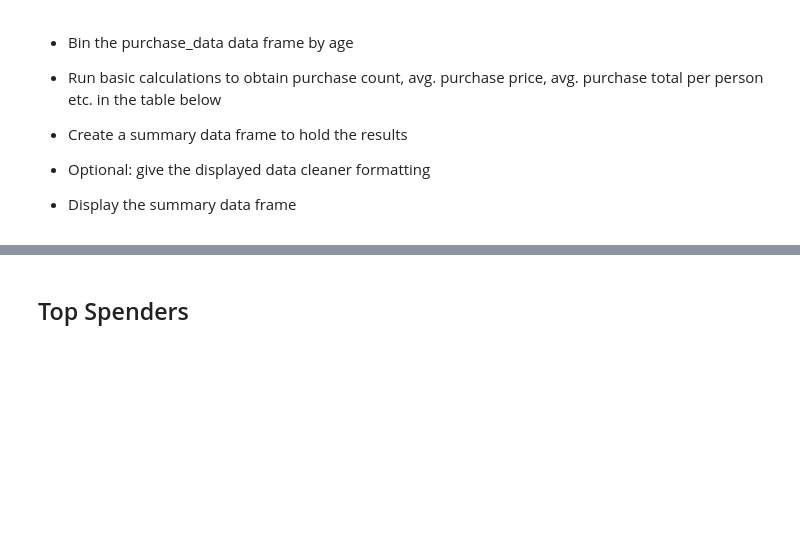
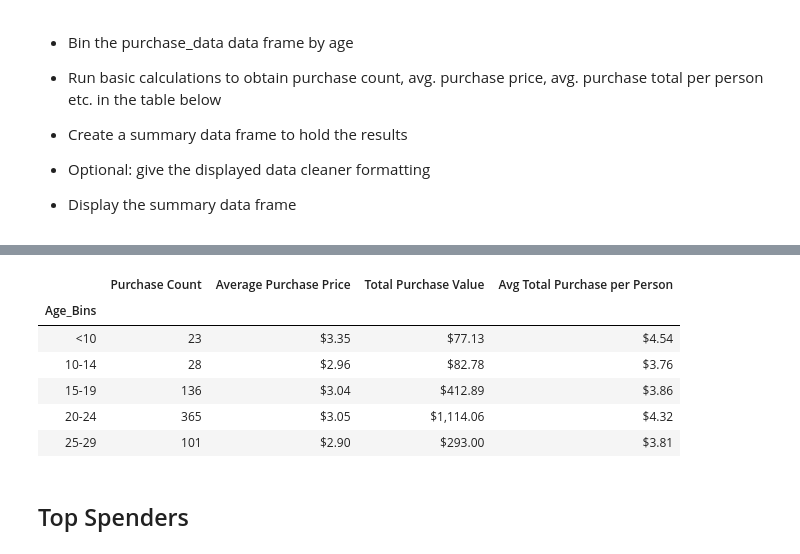
Before and after one commit to ahmadizhr/Pandas_Challenge, a Jupyter notebook: HeroesOfPymoli/HeroesOfPymoli_starter.ipynb, the cells around one changed output, grey strips where cells are left out. Drawn from its saved outputs; the diff is of its cells as text; code cells hidden in the pictures; blank space fills up the shorter version.

```diff
--- a/HeroesOfPymoli/HeroesOfPymoli_starter.ipynb
+++ b/HeroesOfPymoli/HeroesOfPymoli_starter.ipynb
@@ -106,0 +201,22 @@ Total_Players = purchase_data["SN"].nunique()
+# %%
+# Establish bins for ages and add in to dataframe as new column
+purchase_data["Age_Bins"]=pd.cut(purchase_data["Age"], bins, labels=labels,include_lowest=True, right=False)
+purchase_data.head()
+
+# Categorize the existing players using the "Age_Bins"
+bin_group=purchase_data.groupby(["Age_Bins"])
+
+# Calculate the numbers by age group
+Age_count =bin_group["SN"].nunique()
+
+# Create a summary data frame to hold the results
+bin_df = pd.DataFrame({
+    "Total Count":Age_count,
+    "Percentage of Players":(Age_count/Total_Players)*100
+})
+
+# set format
+bin_df["Percentage of Players"]= bin_df["Percentage of Players"].astype(float).map("{:.2f}%".format)
+
+# Display the summary data frame
+bin_df.head()
@@ -133,3 +245,32 @@ Total_Players = purchase_data["SN"].nunique()
+# %%
+# add news columns to dataframe
+# calculations to obtain purchase count and add it to dataframe as new column
+bin_df["Purchase Count"]=bin_group["Purchase ID"].count()
+# calculations to avg. purchase price and add it to dataframe as new column
+bin_df["Average Purchase Price"]=bin_group["Price"].sum()/bin_group["Purchase ID"].count()
+# calculations to Total Purchase Value and add it to dataframe as new column
+bin_df["Total Purchase Value"]= bin_group["Price"].sum()
+# calculations to Avg Total Purchase per Person and add it to dataframe as new column
+bin_df["Avg Total Purchase per Person"]=bin_df["Total Purchase Value"]/Age_count
+
+# set formats
+bin_df["Total Purchase Value"]= bin_df["Total Purchase Value"].map("${:,.2f}".format)
+bin_df["Average Purchase Price"]=bin_df["Average Purchase Price"].map("${:.2f}".format)
+bin_df["Avg Total Purchase per Person"]= bin_df["Avg Total Purchase per Person"].map("${:,.2f}".format)
+
+# set a new organization from dataframe and select columns
+bin_purchase_df=bin_df[["Purchase Count","Average Purchase Price","Total Purchase Value","Avg Total Purchase per Person"]]
+
+# Display the summary data frame
+bin_purchase_df.head()
+# %% [output]
+|  | Purchase Count | Average Purchase Price | Total Purchase Value | Avg Total Purchase per Person |
+| Age_Bins |  |  |  |  |
+| <10 | 23 | $3.35 | $77.13 | $4.54 |
+| 10-14 | 28 | $2.96 | $82.78 | $3.76 |
+| 15-19 | 136 | $3.04 | $412.89 | $3.86 |
+| 20-24 | 365 | $3.05 | $1,114.06 | $4.32 |
+| 25-29 | 101 | $2.90 | $293.00 | $3.81 |
 # %% [markdown]
 ## Top Spenders
 # %% [markdown]
```
Also changed, not shown: parts of 21 cells of this notebook.
